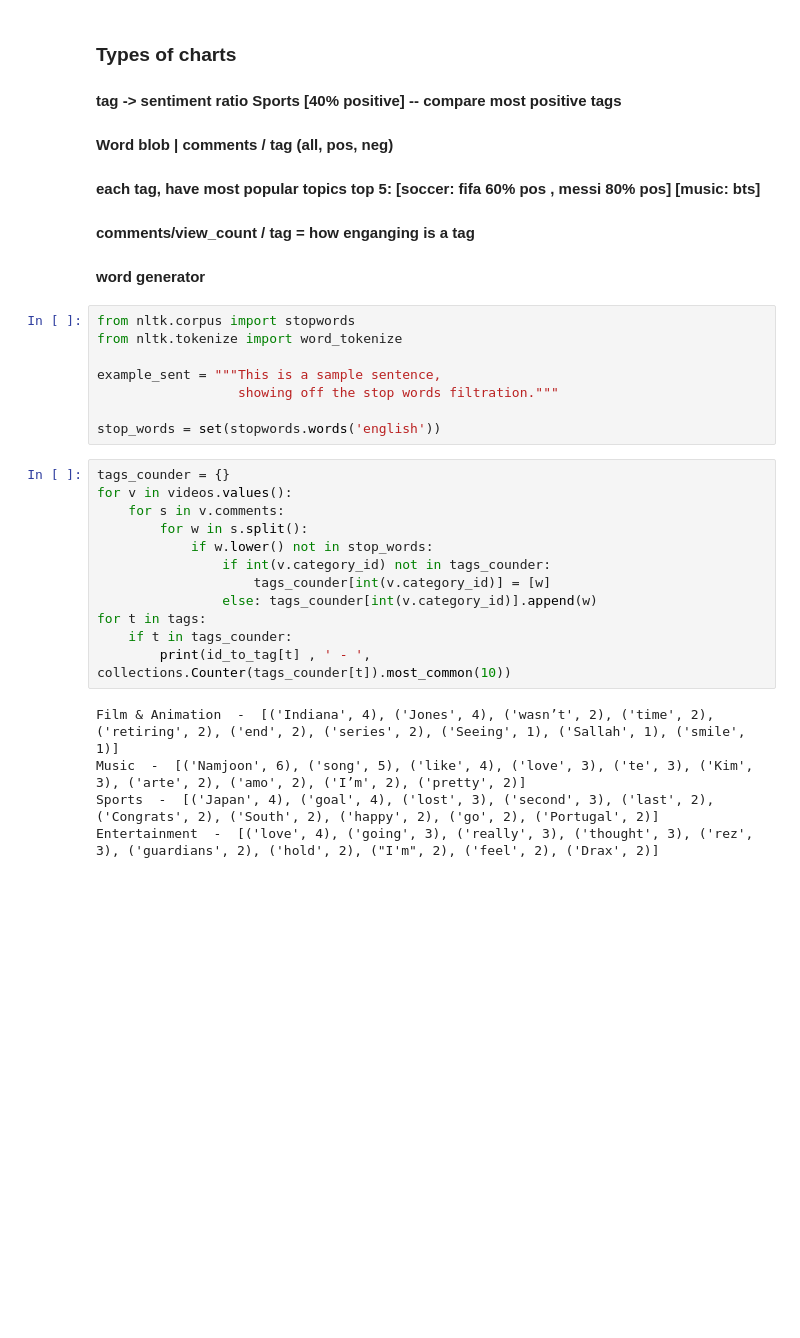
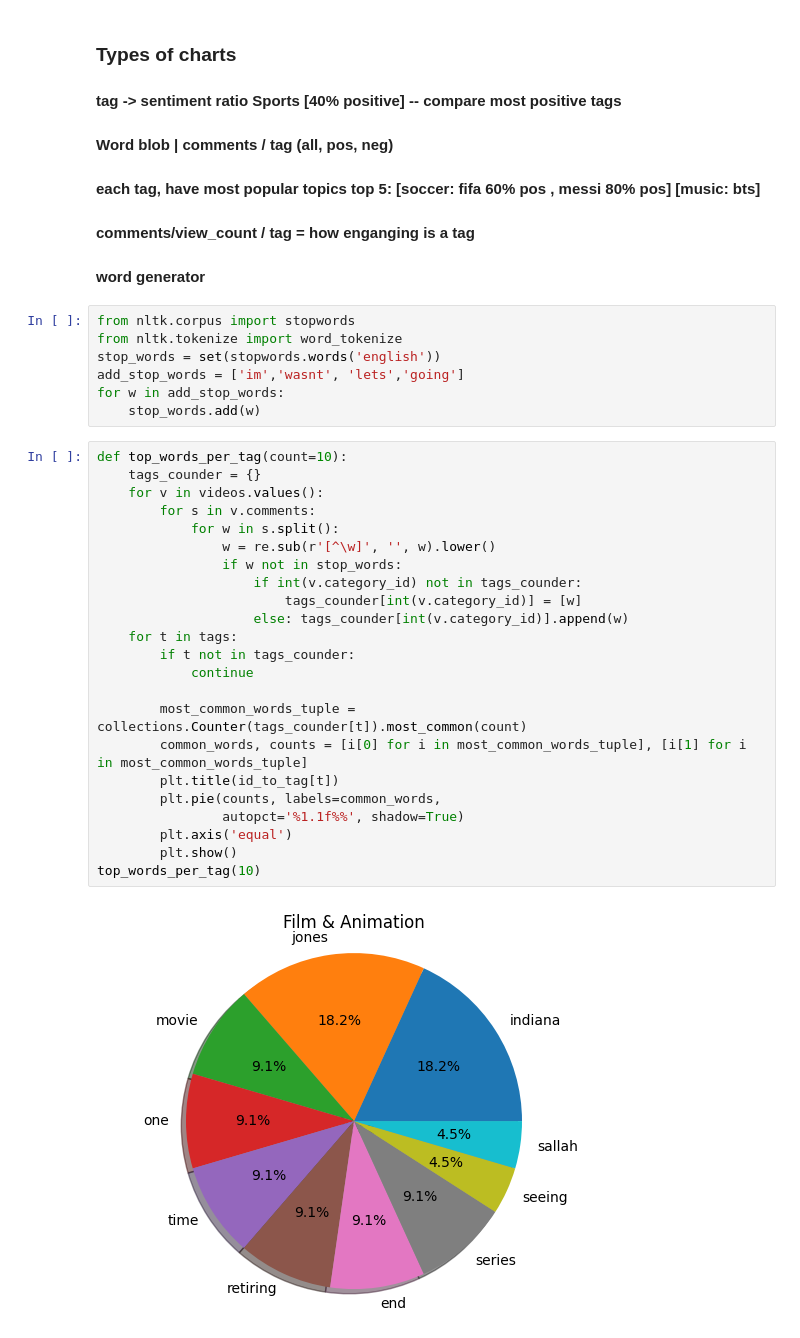
Before and after one commit to cdwangco/SentimentAnalysisProject, a Jupyter notebook: main.ipynb, the cells around one changed output. Cells and saved outputs as stored; diff of their text form; blank space fills up the shorter version.

Commit message:
updated plot

```diff
--- a/main.ipynb
+++ b/main.ipynb
@@ -52,25 +55,32 @@ Music
 # %%
 from nltk.corpus import stopwords
 from nltk.tokenize import word_tokenize
-
-example_sent = """This is a sample sentence,
-                  showing off the stop words filtration."""
-
 stop_words = set(stopwords.words('english'))
+add_stop_words = ['im','wasnt', 'lets','going']
+for w in add_stop_words:
+    stop_words.add(w)
 # %%
-tags_counder = {}
-for v in videos.values():
-    for s in v.comments:
-        for w in s.split():
-            if w.lower() not in stop_words:
-                if int(v.category_id) not in tags_counder:
-                    tags_counder[int(v.category_id)] = [w]
-                else: tags_counder[int(v.category_id)].append(w)
-for t in tags:
-    if t in tags_counder:
-        print(id_to_tag[t] , ' - ', collections.Counter(tags_counder[t]).most_common(10))
+def top_words_per_tag(count=10):
+    tags_counder = {}
+    for v in videos.values():
+        for s in v.comments:
+            for w in s.split():
+                w = re.sub(r'[^\w]', '', w).lower()
+                if w not in stop_words:
+                    if int(v.category_id) not in tags_counder:
+                        tags_counder[int(v.category_id)] = [w]
+                    else: tags_counder[int(v.category_id)].append(w)
+    for t in tags:
+        if t not in tags_counder:
+            continue
+
+        most_common_words_tuple = collections.Counter(tags_counder[t]).most_common(count)
+        common_words, counts = [i[0] for i in most_common_words_tuple], [i[1] for i in most_common_words_tuple]
+        plt.title(id_to_tag[t])
+        plt.pie(counts, labels=common_words,
+                autopct='%1.1f%%', shadow=True)
+        plt.axis('equal')
+        plt.show()
+top_words_per_tag(10)
 # %% [output]
-Film & Animation  -  [('Indiana', 4), ('Jones', 4), ('wasn’t', 2), ('time', 2), ('retiring', 2), ('end', 2), ('series', 2), ('Seeing', 1), ('Sallah', 1), ('smile', 1)]
-Music  -  [('Namjoon', 6), ('song', 5), ('like', 4), ('love', 3), ('te', 3), ('Kim', 3), ('arte', 2), ('amo', 2), ('I’m', 2), ('pretty', 2)]
-Sports  -  [('Japan', 4), ('goal', 4), ('lost', 3), ('second', 3), ('last', 2), ('Congrats', 2), ('South', 2), ('happy', 2), ('go', 2), ('Portugal', 2)]
-Entertainment  -  [('love', 4), ('going', 3), ('really', 3), ('thought', 3), ('rez', 3), ('guardians', 2), ('hold', 2), ("I'm", 2), ('feel', 2), ('Drax', 2)]
+[figure, added]
```
Also changed, not shown: parts of 7 cells of this notebook.
